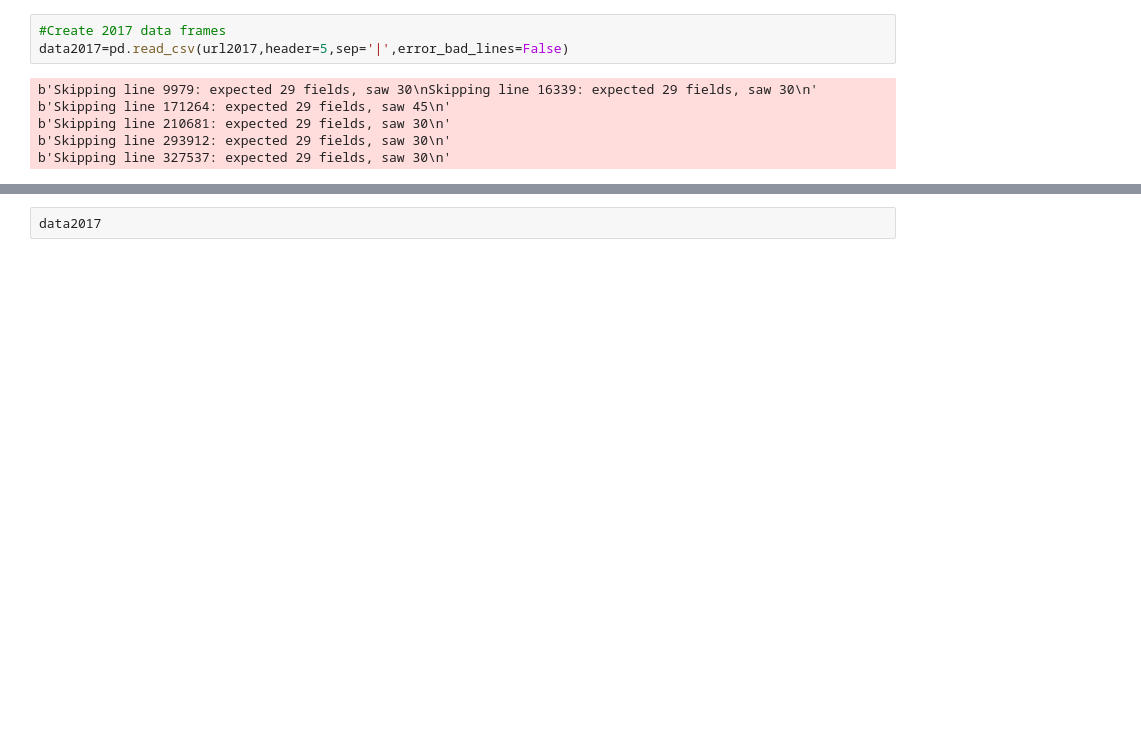
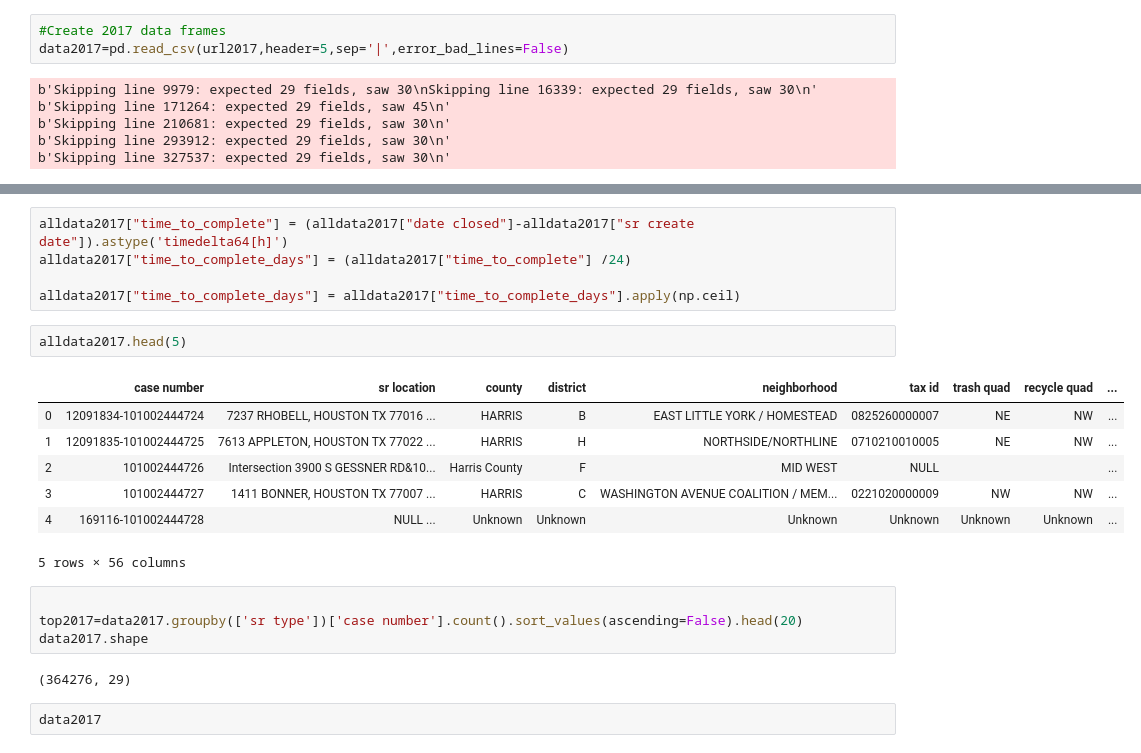
Before and after one commit to fpwirth/Final-Project, a Jupyter notebook: Notebooks/Raw Data_merge_weather.ipynb, the cells around one changed output, grey strips where cells are left out. Drawn from its saved outputs; the diff is of its cells as text; blank space fills up the shorter version.

```diff
--- a/Notebooks/Raw Data_merge_weather.ipynb
+++ b/Notebooks/Raw Data_merge_weather.ipynb
@@ -28,3 +100,24 @@ data2017.shape
+# %%
+alldata2017["time_to_complete"] = (alldata2017["date closed"]-alldata2017["sr create date"]).astype('timedelta64[h]')
+alldata2017["time_to_complete_days"] = (alldata2017["time_to_complete"] /24)
+
+alldata2017["time_to_complete_days"] = alldata2017["time_to_complete_days"].apply(np.ceil)
+# %%
+alldata2017.head(5)
+# %% [output]
+|  | case number | sr location | county | district | neighborhood | tax id | trash quad | recycle quad | ... |
+| 0 | 12091834-101002444724 | 7237 RHOBELL, HOUSTON TX 77016 ... | HARRIS | B | EAST LITTLE YORK / HOMESTEAD | 0825260000007 | NE | NW | ... |
+| 1 | 12091835-101002444725 | 7613 APPLETON, HOUSTON TX 77022 ... | HARRIS | H | NORTHSIDE/NORTHLINE | 0710210010005 | NE | NW | ... |
+| 2 | 101002444726 | Intersection 3900 S GESSNER RD&10... | Harris County | F | MID WEST | NULL |  |  | ... |
+| 3 | 101002444727 | 1411 BONNER, HOUSTON TX 77007 ... | HARRIS | C | WASHINGTON AVENUE COALITION / MEM... | 0221020000009 | NW | NW | ... |
+| 4 | 169116-101002444728 | NULL ... | Unknown | Unknown | Unknown | Unknown | Unknown | Unknown | ... |
+5 rows × 56 columns
+# %%
+
+top2017=data2017.groupby(['sr type'])['case number'].count().sort_values(ascending=False).head(20)
+data2017.shape
+# %% [output]
+(364276, 29)
 # %%
 data2017
 # %% [output]
```
Also changed, not shown: parts of 11 cells of this notebook.
